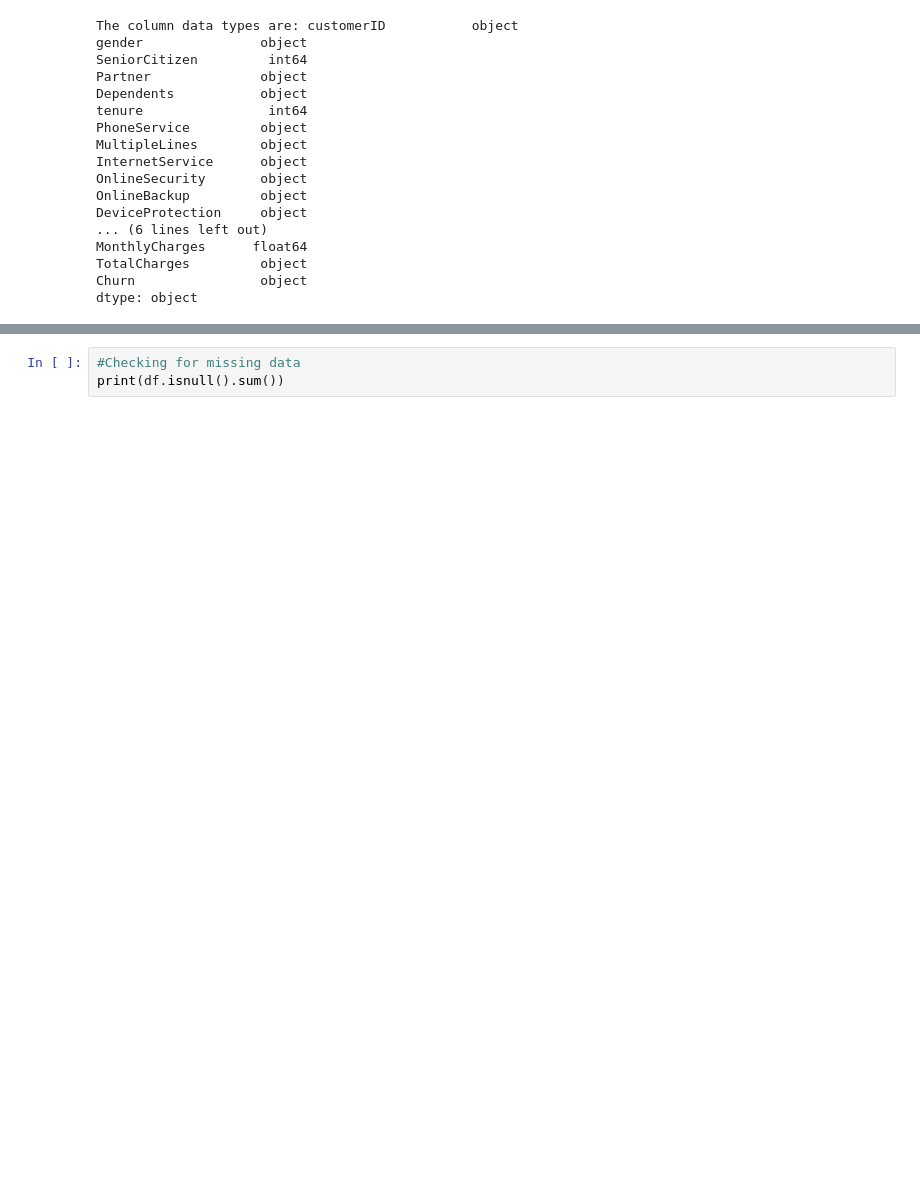
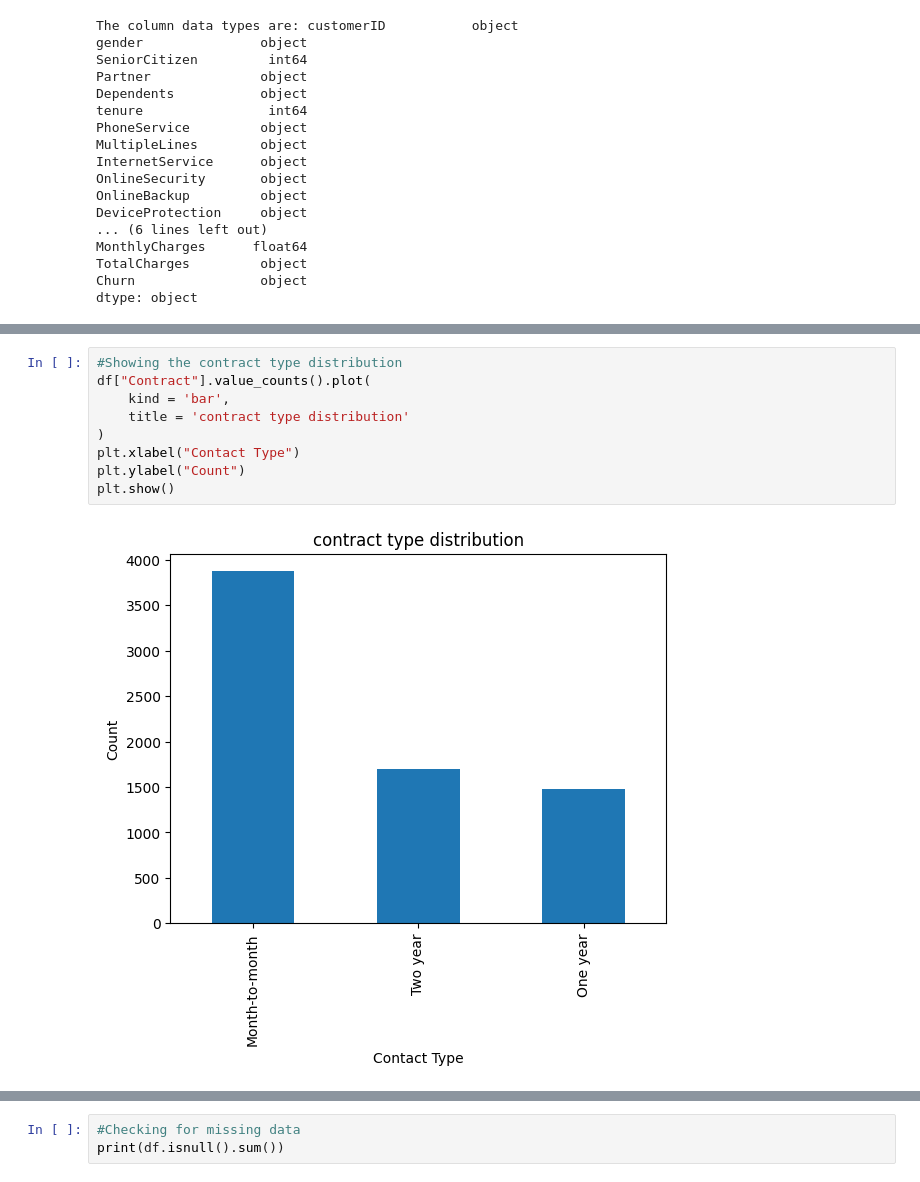
Before and after one commit to Levice085/Customer_churn_prediction, a Jupyter notebook: customer_churn_prediction.ipynb, the cells around one changed output, grey strips where cells are left out. Cells and saved outputs as stored; diff of their text form; blank space fills up the shorter version.

```diff
--- a/customer_churn_prediction.ipynb
+++ b/customer_churn_prediction.ipynb
@@ -77,0 +79,11 @@ Name: count, dtype: int64
+# %%
+#Showing the contract type distribution
+df["Contract"].value_counts().plot(
+    kind = 'bar',
+    title = 'contract type distribution'
+)
+plt.xlabel("Contact Type")
+plt.ylabel("Count")
+plt.show()
+# %% [output]
+[figure, added]
```
Also changed, not shown: parts of 7 cells of this notebook.
